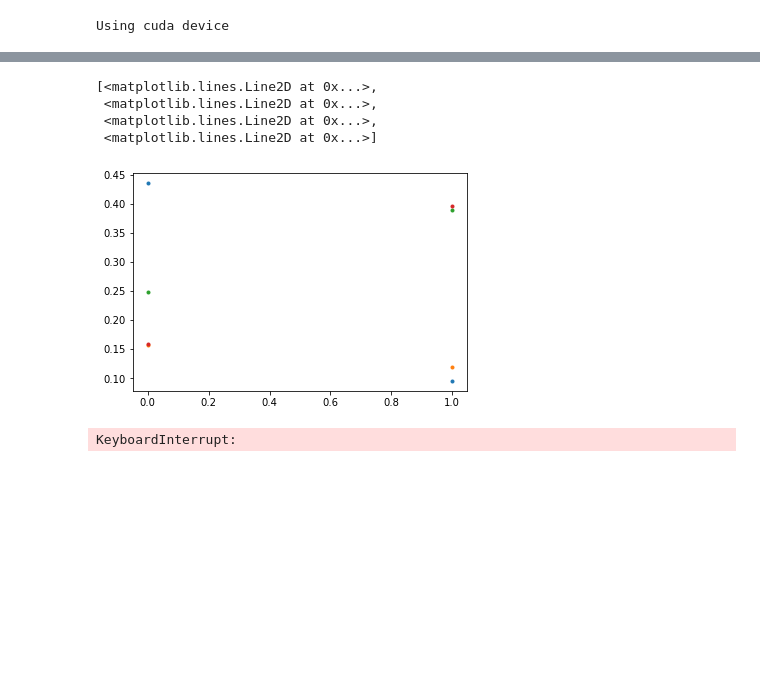
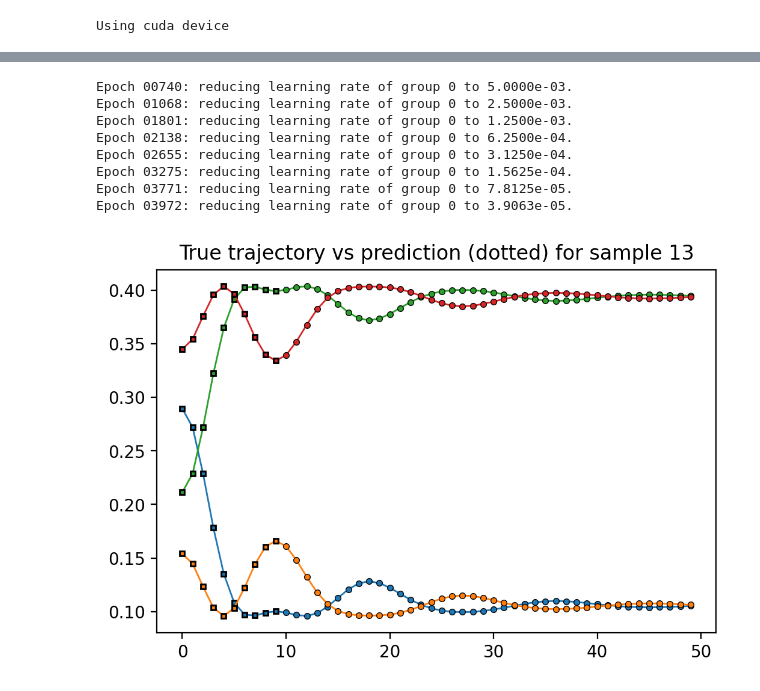
Before and after one commit to Rumoa/project_with_osvaldo, a Jupyter notebook: predicting_next_sic_povm.ipynb, the cells around one changed output, grey strips where cells are left out. Drawn from its saved outputs; the diff is of its cells as text; code cells hidden in the pictures; blank space fills up the shorter version.

```diff
--- a/predicting_next_sic_povm.ipynb
+++ b/predicting_next_sic_povm.ipynb
@@ -71,11 +61,3 @@ kernel_window = 4
-# %%
-plt.plot((X_val[0,:,::50]).T, '.')
-# %% [output]
-[<matplotlib.lines.Line2D at 0x...>,
- <matplotlib.lines.Line2D at 0x...>,
- <matplotlib.lines.Line2D at 0x...>,
- <matplotlib.lines.Line2D at 0x...>]
-[figure, removed]
 # %%
 def generate_sequence(model, initial_window, sequence_length):
     """
@@ -111,18 +93,25 @@ def generate_sequence(model, initial_window, sequence_length):
 
     return final_output
 # %%
-num_epochs = 2000  # Number of training epochs
+num_epochs = 5000  # Number of training epochs
+N = raw_data.shape[0]
+C = raw_data.shape[1]
+L = raw_data.shape[2]
+
+no_filters = 64
+
+kernel_window = 10
+
+
+
 torch.autograd.set_detect_anomaly(False)
 from tqdm.notebook import tqdm
 import torch_optimizer as topt
 
 opt_list = [torch.optim.Adam]
 
-
-kernel_window = 3
-
-X_raw = raw_data[:,:,::50]
-y_raw = raw_data[:,:,::50][:, :, kernel_window - 1 :]
+X_raw = raw_data[:,:,::100][:,:,:]
+y_raw = raw_data[:,:,::100][:,:,:][:, :, kernel_window - 1 :]
 
 # Split training and validation data
 from sklearn.model_selection import train_test_split
@@ -148,11 +137,11 @@ model = model.to(device)
 
 
 
-criterion = nn.MSELoss()
+criterion = lambda y_hat, y_true: nn.L1Loss()(y_hat, y_true)+nn.MSELoss()(y_hat, y_true)
 
-optimizer = opt(model.parameters(), lr=0.01)
+optimizer = torch.optim.Adam(model.parameters(), lr=0.01)
 # scheduler = torch.optim.lr_scheduler.OneCycleLR(optimizer, max_lr=0.01, epochs=num_epochs, steps_per_epoch=len(dataloader))
-scheduler = torch.optim.lr_scheduler.ReduceLROnPlateau(optimizer, patience = 100, verbose = True)
+scheduler = torch.optim.lr_scheduler.ReduceLROnPlateau(optimizer, factor=0.5, patience = 200, verbose = True, threshold=1e-16)
 progress_bar = tqdm(range(num_epochs), desc='Epoch')
 minloss = 100
 for epoch in progress_bar:
@@ -172,13 +161,13 @@ for epoch in progress_bar:
         # Concatenate all outputs to get the final sequence
         # print(y_true.shape, y_hat.shape)
         d0_loss = criterion(y_true, y_hat[:,:,kernel_window-1:])
-        d1_loss = criterion(torch.diff(y_true), torch.diff(y_hat[:,:,kernel_window-1:]))
+        # ft_loss = criterion(torch.fft.rfft(y_true).abs()[:,:,:10] , torch.fft.rfft(y_hat[:,:,kernel_window-1:]).abs()[:,:,:10] )
 
-        loss = d0_loss + d1_loss
+        loss = d0_loss #+ ft_loss*0.1
         # Backward pass and optimization
         loss.backward()
         optimizer.step()
-        scheduler.step(loss)
+
 
         # Print statistics
         # running_loss += loss.item()
@@ -189,12 +178,19 @@ for epoch in progress_bar:
             # running_loss = 0.0 if i!=(num_epochs-1) else running_loss
         # progress_bar_epoch.set_postfix(loss="{:.3e}".format(loss.item()))
 
-        all_true = X_val
+    all_true = X_val
 
-        all_preds = generate_sequence(model, tensor(X_val[:,:,:kernel_window]).to(device), X_val.shape[2]).detach().cpu().numpy()
-        val_loss = criterion(tensor(all_true), tensor(all_preds))
-
-        progress_bar.set_postfix(loss="{:.3e}".format(val_loss.item()))
+    all_preds = generate_sequence(model, tensor(X_val[:,:,:kernel_window]).to(device), X_val.shape[2]).detach().cpu()
+    val_loss = criterion(tensor(all_true), tensor(all_preds))
+    scheduler.step(val_loss)
+    progress_bar.set_postfix(loss="{:.3e}".format(val_loss.item()))
 # %% [output]
-KeyboardInterrupt:
+Epoch 00740: reducing learning rate of group 0 to 5.0000e-03.
+Epoch 01068: reducing learning rate of group 0 to 2.5000e-03.
+Epoch 01801: reducing learning rate of group 0 to 1.2500e-03.
+Epoch 02138: reducing learning rate of group 0 to 6.2500e-04.
+Epoch 02655: reducing learning rate of group 0 to 3.1250e-04.
+Epoch 03275: reducing learning rate of group 0 to 1.5625e-04.
+Epoch 03771: reducing learning rate of group 0 to 7.8125e-05.
+Epoch 03972: reducing learning rate of group 0 to 3.9063e-05.
 # %%
@@ -202,2 +198,23 @@ all_preds = generate_sequence(model, tensor(X_val[:,:,:3]).to(device), X_val.sha
+# %%
+# all_preds = model(tensor(X_val).to(device)).cpu().detach().numpy()
+
+i = np.random.randint(0, 20 - 1)
+
+plt.figure(dpi=200)
+for j in range(all_true.shape[1]):
+    plt.plot(X_val[i][j], color=f'C{j}', lw=1)
+
+
+    plt.plot(range(kernel_window), all_preds[i][j][:kernel_window], "s", color=f'k', ms=3)
+    plt.plot(range(kernel_window), all_preds[i][j][:kernel_window], "s", color=f'C{j}', ms=1)
+
+    plt.plot(range(kernel_window, len(all_preds[i][j]) ),all_preds[i][j][kernel_window:], ".", color=f'k', ms=6)
+    plt.plot(range(kernel_window, len(all_preds[i][j]) ),all_preds[i][j][kernel_window:], ".", color=f'C{j}', ms=4)
+
+    # plt.ylim(0,1)
+plt.title(f"True trajectory vs prediction (dotted) for sample {i}")
+plt.show()
+# %% [output]
+[figure, added]
 # %%
 # all_preds = model(tensor(X_val).to(device)).cpu().detach().numpy()
```
Also changed, not shown: parts of 12 cells of this notebook.
